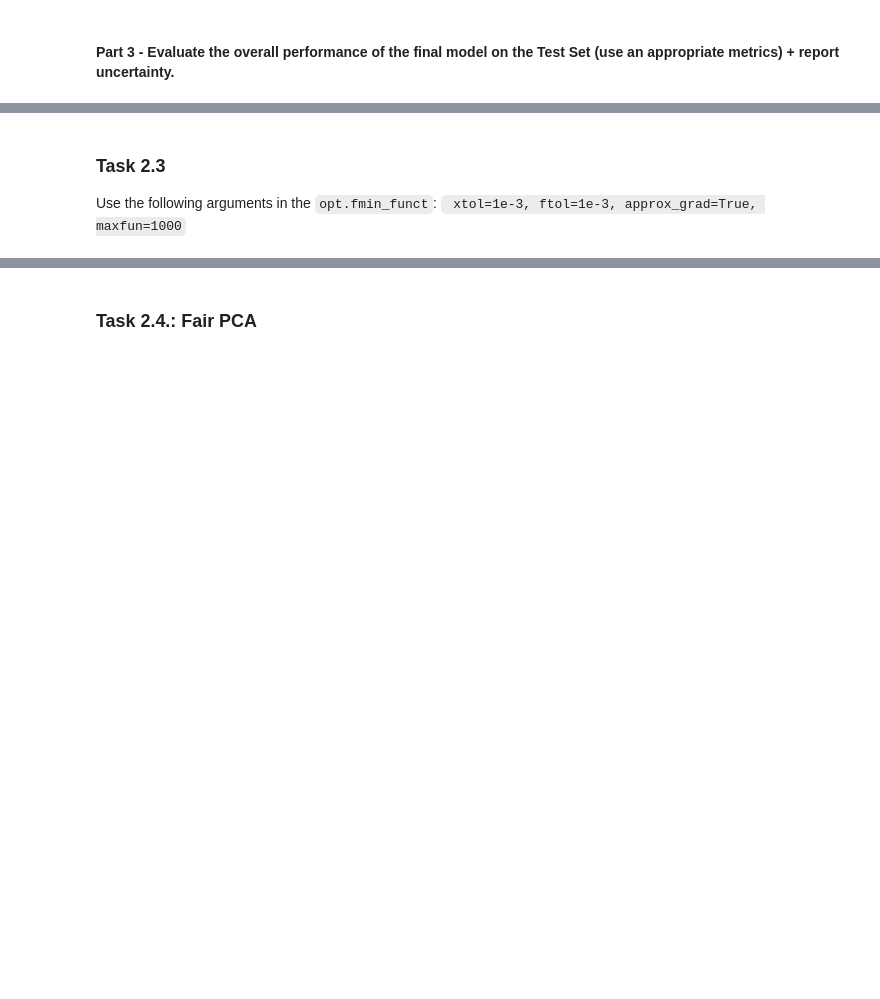
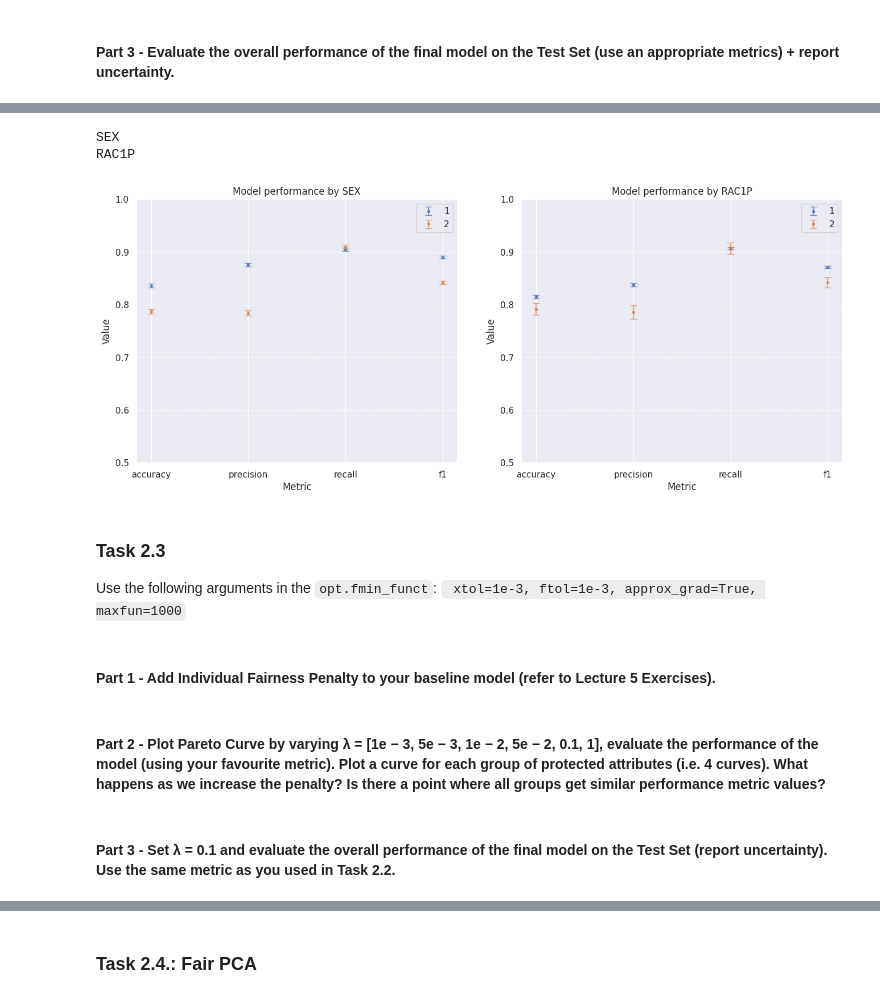
Before and after one commit to jorgedelpozolerida/-KDS_AlgorithmicFairness, a Jupyter notebook: Assignment2/assignment2.ipynb, the cells around one changed output, grey strips where cells are left out. Cells and saved outputs as stored; diff of their text form; code cells hidden in the pictures; blank space fills up the shorter version.

```diff
--- a/Assignment2/assignment2.ipynb
+++ b/Assignment2/assignment2.ipynb
@@ -777,3 +731,35 @@ plot_scores(recall, precision, accuracy, F1)
+# %%
+# Generate performance plot split by protected features' values
+fig, axes = plt.subplots(1,2, figsize=(16,6))
+
+for i, group_name in enumerate(groups.columns.to_list()):
+
+    print(group_name)
+    vals = groups[group_name].unique().tolist()
+
+    for val in vals:
+
+        # Only test set changes, same weights used all the time
+        X_test_temp = X_test[group_test[group_name] == val]
+        y_test_temp  = y_test[group_test[group_name] == val]
+
+        prob_temp = sigmoid(np.insert(X_test_temp, 0, 1, axis=1).dot(weights))
+        y_pred_temp = (prob_temp >= 0.5).astype(int)
+
+        evaluation_results_temp = evaluate_model( y_test_temp,y_pred_temp)
+
+        axes[i] = plot_metrics(evaluation_results_temp, axes[i], fig, label=val, plotfig=False, savefig=False, title=f'Model performance by {group_name}')
+
+    axes[i].legend()
+
+outpath = os.path.join(os.getcwd(), "plots", "task2")
+if not os.path.exists(outpath):
+    os.mkdir(outpath)
+fig.savefig(os.path.join(outpath, "Task2.2_part4_plot.png"), dpi=200, bbox_inches='tight' )
+# %% [output]
+SEX
+RAC1P
+[figure, added]
 # %% [markdown]
 ### Task 2.3
 Use the following arguments in the `opt.fmin_funct`: ` xtol=1e-3, ftol=1e-3, approx_grad=True, maxfun=1000`
@@ -779,0 +770,4 @@ Use the following arguments in the `opt.fmin_funct`: ` xtol=1e-3, ftol=1e-3, app
+# %% [markdown]
+#### Part 1 - Add Individual Fairness Penalty to your baseline model (refer to Lecture 5 Exercises).
+# %% [markdown]
+#### Part 2 - Plot Pareto Curve by varying λ = [1e − 3, 5e − 3, 1e − 2, 5e − 2, 0.1, 1], evaluate the performance of the model (using your favourite metric). Plot a curve for each group of protected attributes (i.e. 4 curves). What happens as we increase the penalty? Is there a point where all groups get similar performance metric values?
@@ -779,0 +825,2 @@ Use the following arguments in the `opt.fmin_funct`: ` xtol=1e-3, ftol=1e-3, app
+# %% [markdown]
+#### Part 3 - Set λ = 0.1 and evaluate the overall performance of the final model on the Test Set (report uncertainty). Use the same metric as you used in Task 2.2.
```
Also changed, not shown: parts of 52 cells of this notebook, 4 other files.
